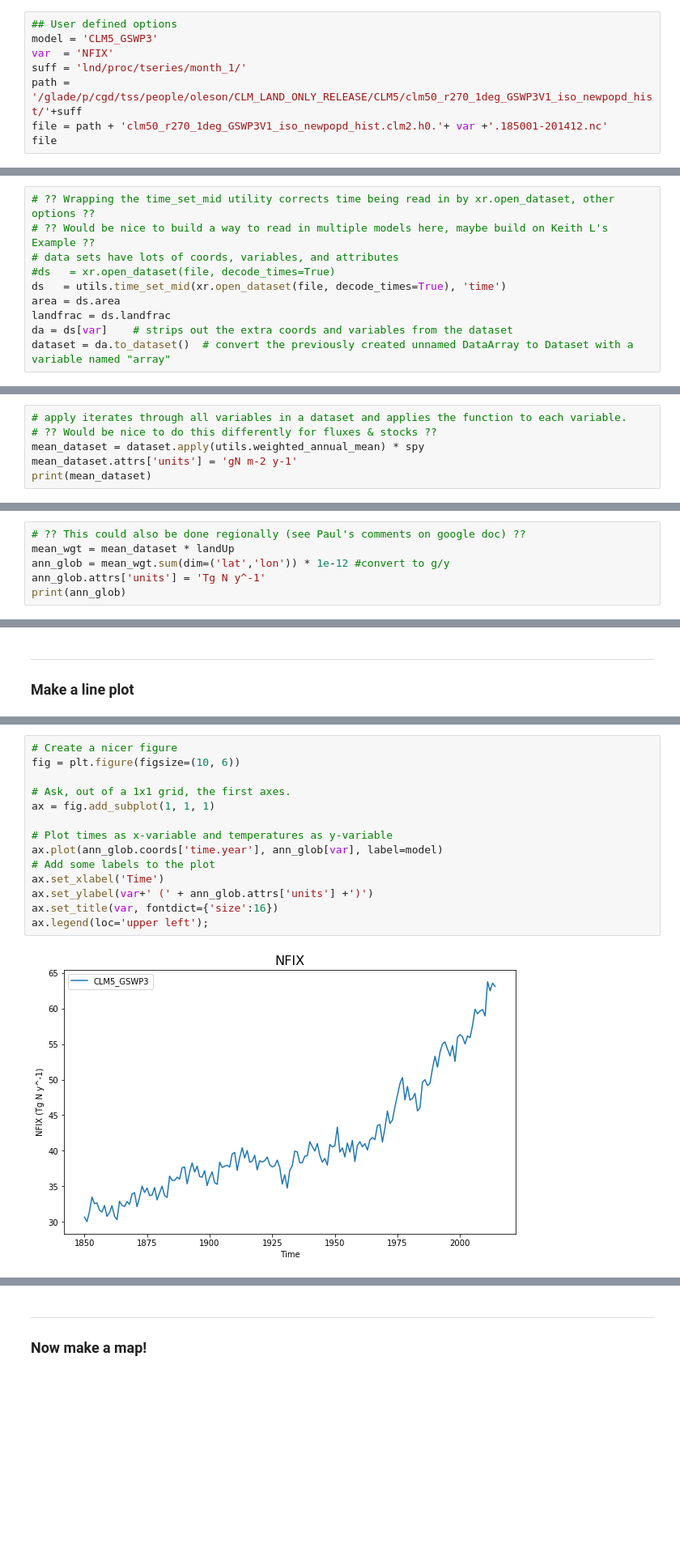
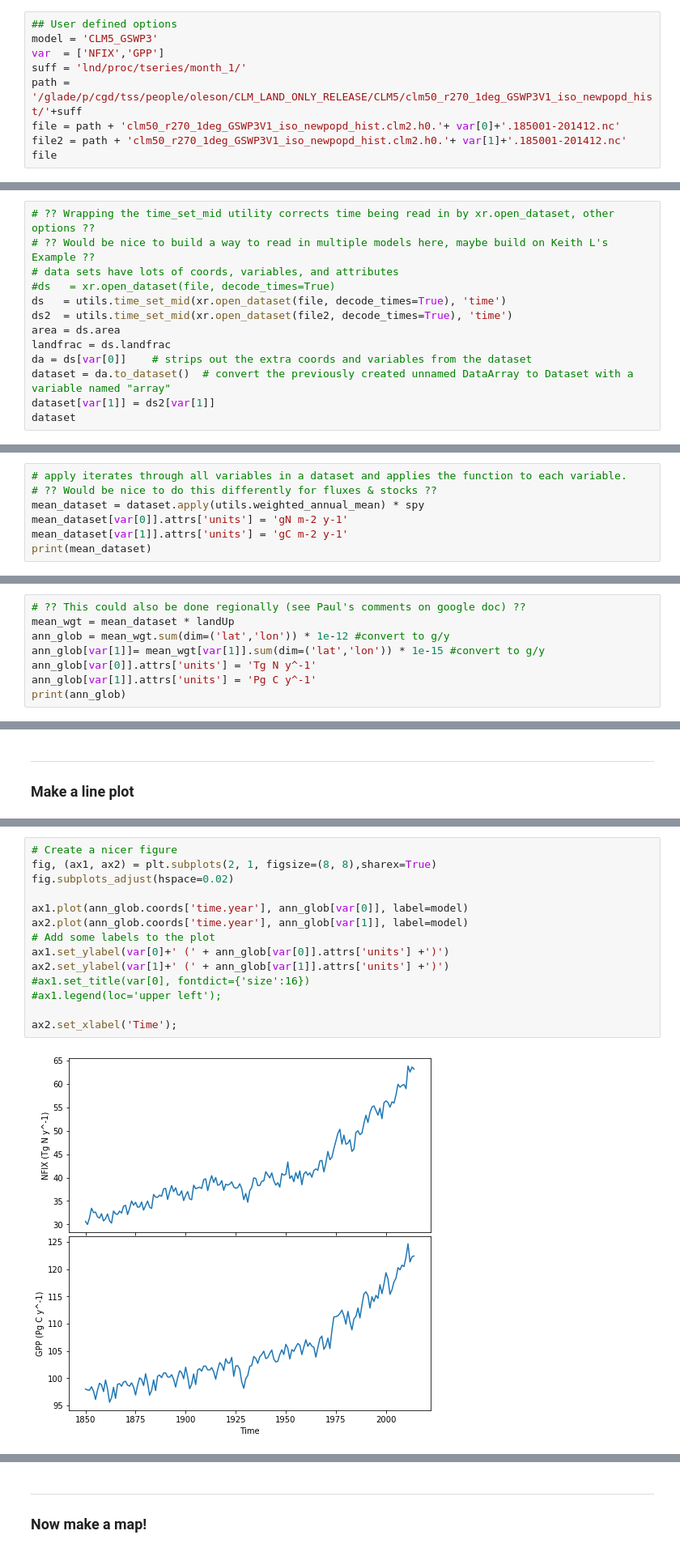
Before and after one commit to wwieder/ctsm_py, a Jupyter notebook: notebooks/SimpleExampleNfix.ipynb, the cells around one changed output, grey strips where cells are left out. Shown at 81% size. Cells and saved outputs as stored; diff of their text form; blank space fills up the shorter version.

Commit message:
plot NFIX and GPP together

```diff
--- a/notebooks/SimpleExampleNfix.ipynb
+++ b/notebooks/SimpleExampleNfix.ipynb
@@ -25,10 +25,11 @@ import cartopy.crs as ccrs
 # %%
 ## User defined options
 model = 'CLM5_GSWP3'
-var  = 'NFIX'
+var  = ['NFIX','GPP']
 suff = 'lnd/proc/tseries/month_1/'
 path = '/glade/p/cgd/tss/people/oleson/CLM_LAND_ONLY_RELEASE/CLM5/clm50_r270_1deg_GSWP3V1_iso_newpopd_hist/'+suff
-file = path + 'clm50_r270_1deg_GSWP3V1_iso_newpopd_hist.clm2.h0.'+ var +'.185001-201412.nc'
+file = path + 'clm50_r270_1deg_GSWP3V1_iso_newpopd_hist.clm2.h0.'+ var[0]+'.185001-201412.nc'
+file2 = path + 'clm50_r270_1deg_GSWP3V1_iso_newpopd_hist.clm2.h0.'+ var[1]+'.185001-201412.nc'
 file
 # %% [output]
 '/glade/p/cgd/tss/people/oleson/CLM_LAND_ONLY_RELEASE/CLM5/clm50_r270_1deg_GSWP3V1_iso_newpopd_hist/lnd/proc/tseries/month_1/clm50_r270_1deg_GSWP3V1_iso_newpopd_hist.clm2.h0.NFIX.185001-201412.nc'
@@ -40,7 +41,10 @@ file
 # data sets have lots of coords, variables, and attributes
 #ds   = xr.open_dataset(file, decode_times=True)
 ds   = utils.time_set_mid(xr.open_dataset(file, decode_times=True), 'time')
+ds2  = utils.time_set_mid(xr.open_dataset(file2, decode_times=True), 'time')
 area = ds.area
 landfrac = ds.landfrac
-da = ds[var]    # strips out the extra coords and variables from the dataset
+da = ds[var[0]]    # strips out the extra coords and variables from the dataset
 dataset = da.to_dataset()  # convert the previously created unnamed DataArray to Dataset with a variable named "array"
+dataset[var[1]] = ds2[var[1]]
+dataset
@@ -60,7 +74,8 @@ spy = 365 * 24 * 3600               # Convert  to annual fluxes (gC/m2/y), from
 # apply iterates through all variables in a dataset and applies the function to each variable.
 # ?? Would be nice to do this differently for fluxes & stocks ??
 mean_dataset = dataset.apply(utils.weighted_annual_mean) * spy
-mean_dataset.attrs['units'] = 'gN m-2 y-1'
+mean_dataset[var[0]].attrs['units'] = 'gN m-2 y-1'
+mean_dataset[var[1]].attrs['units'] = 'gC m-2 y-1'
 print(mean_dataset)
 # %% [output]
 <xarray.Dataset>
@@ -79,7 +93,9 @@ Attributes:
 # ?? This could also be done regionally (see Paul's comments on google doc) ??
 mean_wgt = mean_dataset * landUp
 ann_glob = mean_wgt.sum(dim=('lat','lon')) * 1e-12 #convert to g/y
-ann_glob.attrs['units'] = 'Tg N y^-1'
+ann_glob[var[1]]= mean_wgt[var[1]].sum(dim=('lat','lon')) * 1e-15 #convert to g/y
+ann_glob[var[0]].attrs['units'] = 'Tg N y^-1'
+ann_glob[var[1]].attrs['units'] = 'Pg C y^-1'
 print(ann_glob)
 # %% [output]
 <xarray.Dataset>
@@ -101,17 +116,17 @@ NFIX
 [figure]
 # %%
 # Create a nicer figure
-fig = plt.figure(figsize=(10, 6))
+fig, (ax1, ax2) = plt.subplots(2, 1, figsize=(8, 8),sharex=True)
+fig.subplots_adjust(hspace=0.02)
 
-# Ask, out of a 1x1 grid, the first axes.
-ax = fig.add_subplot(1, 1, 1)
+ax1.plot(ann_glob.coords['time.year'], ann_glob[var[0]], label=model)
+ax2.plot(ann_glob.coords['time.year'], ann_glob[var[1]], label=model)
+# Add some labels to the plot
+ax1.set_ylabel(var[0]+' (' + ann_glob[var[0]].attrs['units'] +')')
+ax2.set_ylabel(var[1]+' (' + ann_glob[var[1]].attrs['units'] +')')
+#ax1.set_title(var[0], fontdict={'size':16})
+#ax1.legend(loc='upper left');
 
-# Plot times as x-variable and temperatures as y-variable
-ax.plot(ann_glob.coords['time.year'], ann_glob[var], label=model)
-# Add some labels to the plot
-ax.set_xlabel('Time')
-ax.set_ylabel(var+' (' + ann_glob.attrs['units'] +')')
-ax.set_title(var, fontdict={'size':16})
-ax.legend(loc='upper left');
+ax2.set_xlabel('Time');
 # %% [output]
-[figure, old version]
+[figure, new version]
```
Also changed, not shown: parts of 8 cells of this notebook.
